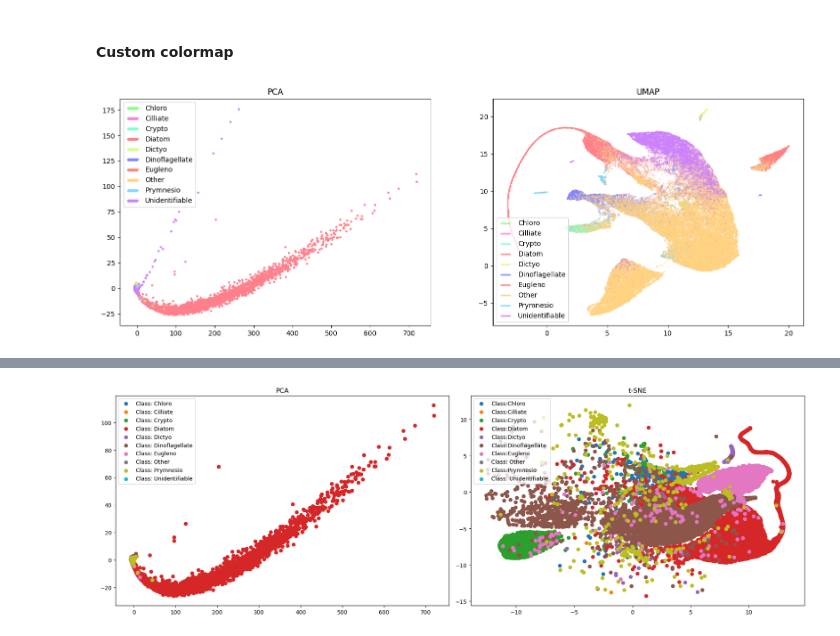
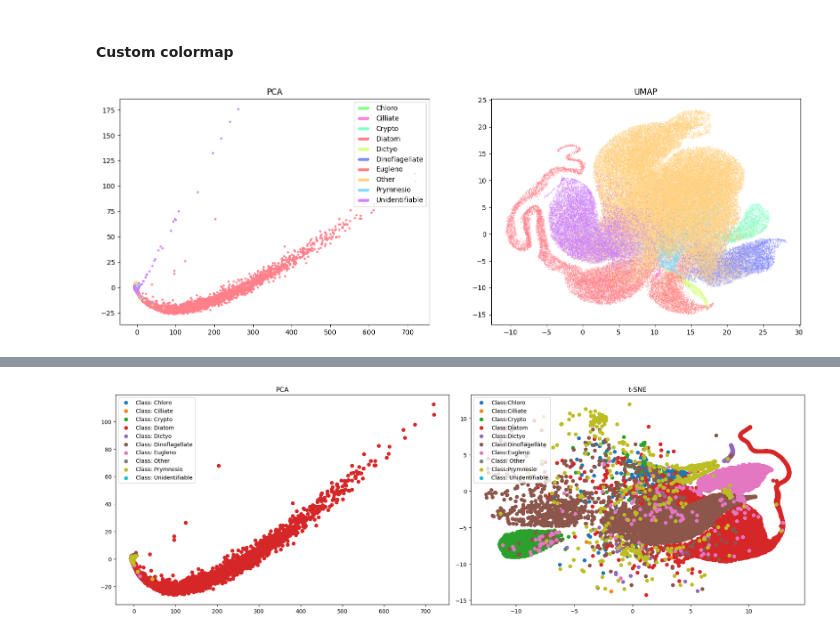
Before and after one commit to chandlerault/PIVOT, a Jupyter notebook: notebooks/Parallelized_Feature_Vectors.ipynb, the cells around one changed output, grey strips where cells are left out. Saved outputs shown, nothing was run; the diff lists cells and outputs as text; code cells hidden in the pictures.

Commit message:
update exploratory plots

```diff
--- a/notebooks/Parallelized_Feature_Vectors.ipynb
+++ b/notebooks/Parallelized_Feature_Vectors.ipynb
@@ -383,5 +383,6 @@ umap_result = umap_grid.fit(data_matrix)
 # %%
 %%time
 # default fit
+umap_fit = umap.UMAP(n_neighbors=14, n_components=2, min_dist=1)
 umap_result = umap_fit.fit_transform(data_matrix)
 # %% [output]
@@ -455,35 +457,34 @@ for label in range(num_classes):
     color = colormap(label)
     indices = np.where(class_labels == label)
     plt.scatter(pca_result[indices, 0],
                 pca_result[indices, 1],
                 label=class_map[label],
                 s=5,
                 c=color)
 plt.title('PCA')
-plt.legend(scatterpoints=20)
-plt.savefig('PCA.png')
+plt.legend(scatterpoints=20, loc='upper right')
 
 # plt.subplot(1, 2, 2)
 # for label in range(num_classes):
 #     indices = np.where(class_labels == label)
 #     plt.scatter(tsne_result[indices, 0], tsne_result[indices, 1], label=f'Class:{class_map[label]}')
 # plt.title('t-SNE')
 # plt.legend()
 
 plt.subplot(1, 2, 2)
+
 for label in range(num_classes):
     color = colormap(label)
     indices = np.where(class_labels == label)
     plt.scatter(umap_result[indices, 0],
                 umap_result[indices, 1],
                 label=class_map[label],
                 c=color,
                 s=.1)
 plt.title('UMAP')
-plt.legend(scatterpoints=40)
-plt.savefig('UMAP.png')
 
+plt.savefig('exploratory_plots.png')
 plt.gcf().patch.set_facecolor('none')
 plt.show()
 # %% [output]
-[figure, old version]
+[figure, new version]
```
Also changed, not shown: parts of 4 cells of this notebook, 3 other files.
